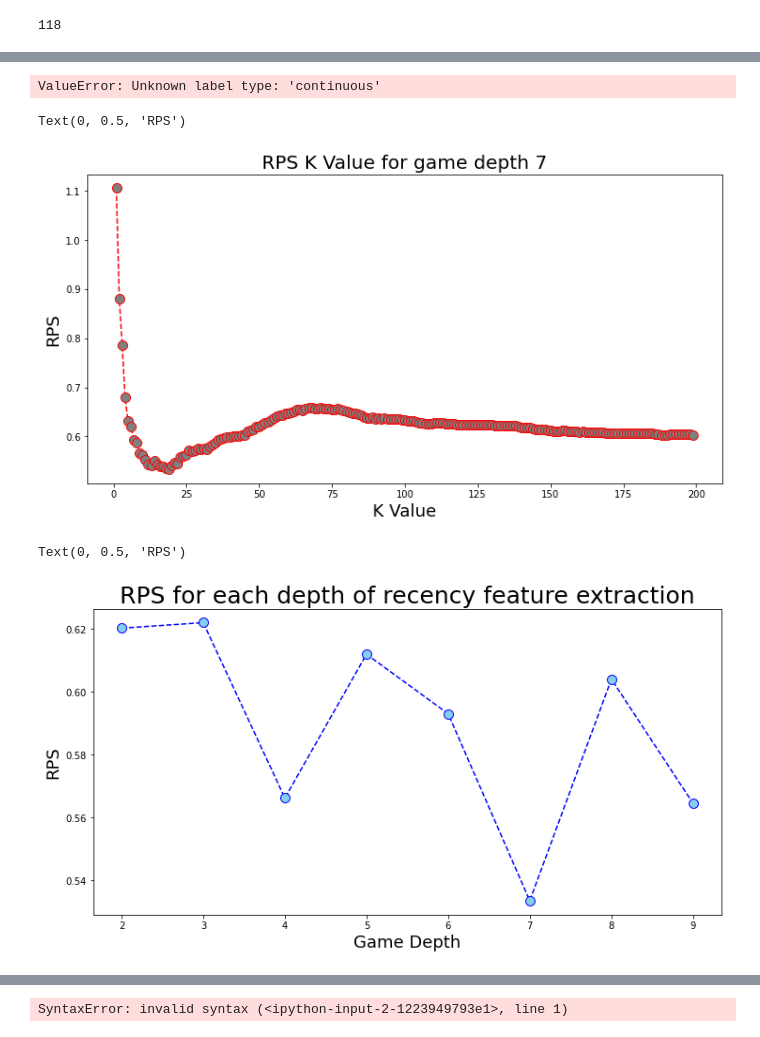
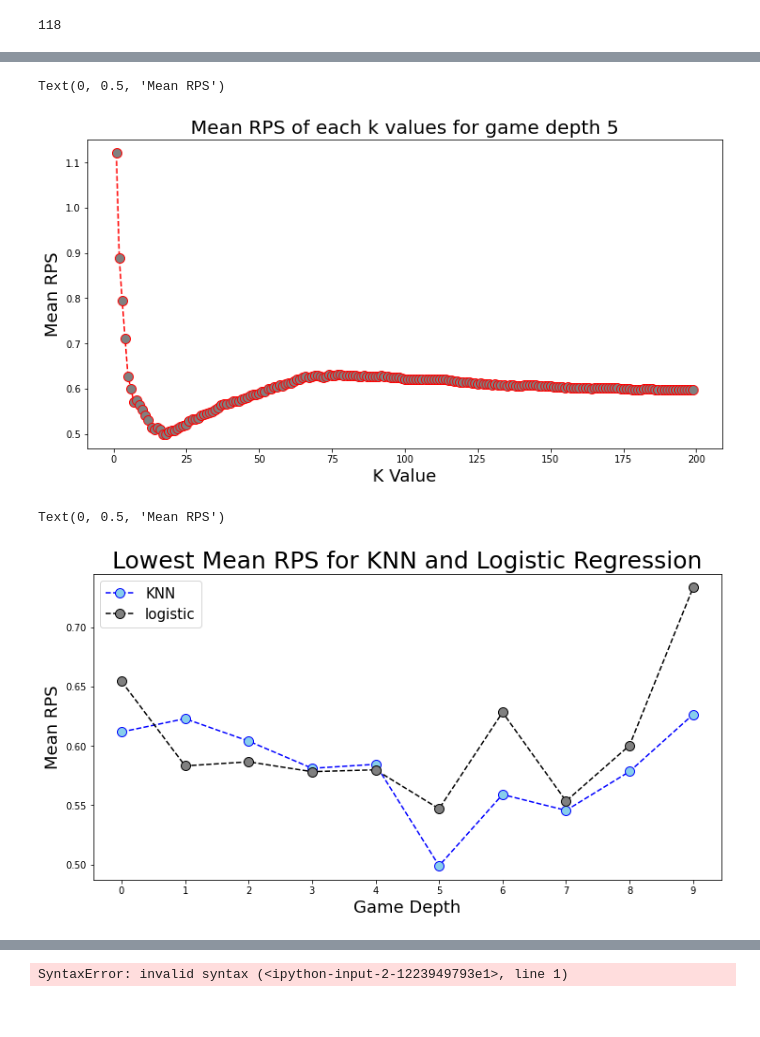
Before and after one commit to EricChagoya/SoccerPredictions, a Jupyter notebook: Untitled.ipynb, the cells around one changed output, grey strips where cells are left out. Saved outputs shown, nothing was run; the diff lists cells and outputs as text; code cells hidden in the pictures.

```diff
--- a/Untitled.ipynb
+++ b/Untitled.ipynb
@@ -195,8 +155,3 @@ x2
 | 1651 | Liverpool | Crystal Palace | 1513 | 172 | 1113 | 106 |
 | 1652 | Crystal Palace | Burnley | 1113 | 106 | 612 | 91 |
 1653 rows × 6 columns
-# %%
-x1 = dt.iloc[:,67:146]#dt.iloc[:,66:92] n = 3, dt.iloc[:,66:100] n = 4, dt.iloc[:,66:108] n = 5, dt.iloc[:,66:116] n=6, dt.iloc[:,66:124] n = 7, dt.iloc[:,66:] n=9
-x1 = x1.drop(['home_strength', 'away_strength',], axis=1)
-x3 = pd.concat([x1,x], axis = 1)
-dt_new = pd.concat([x2,x3], axis = 1)
@@ -219,17 +193,19 @@ dt_new
 # %%
-d={}
-d1={}
+d = {}
+d1 = {}
 e = {}
 knns = []
+log_mean = []
 np.random.seed(31415)
 from sklearn.model_selection import train_test_split
 from sklearn.preprocessing import StandardScaler
 from sklearn.neighbors import KNeighborsClassifier
-for i in range(101,214,16):
-    x1 = dt.iloc[:,67:i]
-    x1 = x1.drop(['home_strength', 'away_strength',], axis=1)
+from sklearn.linear_model import LogisticRegression
+for i in range(67,176,12):
+    x1 = dt_drop.iloc[:,67:i]
     x3 = pd.concat([x1,x], axis = 1)
     dt_new = pd.concat([x2,x3], axis = 1)
+    print(dt_new)
     X = dt_new.iloc[:, 3:-1].values
     y = dt_new.iloc[:, dt_new.shape[1]-1].values
     X_train, X_test, y_train, y_test = train_test_split(X, y, test_size=0.08)
@@ -264,3 +240,10 @@ for i in range(101,214,16):
     for n in range(0,len(error)):
         if error[n]==a:
             d1[n] = i
+    clf = LogisticRegression(random_state=0).fit(X_train, y_train)
+    pred_clf = clf.predict_proba(X_test)
+    rps_log =[]
+    for i in range(len(pred_clf)):
+        temp = rankedProbabilityScore(pred_clf[i], p_y[i])
+        rps_log.append(temp)
+    log_mean.append(np.mean(rps_log))
@@ -362,49 +346,26 @@ X_test = scaler.transform(X_test)
-# %%
-error = []
-p_y = []
-for j in y_test:
-    if j == 'A':
-        p_y.append(np.array([1, 0, 0]))
-    elif j == 'D':
-        p_y.append(np.array([0, 1, 0]))
-    else:
-        p_y.append(np.array([0, 0, 1]))
-# Calculating error for K values between 1 and 40
-for i in range(1, 200):
-    knn = KNeighborsClassifier(n_neighbors=i)
-    knn.fit(X_train, y_train)
-    pred_i = knn.predict(X_test)
-    p_test = knn.predict_proba(X_test)
-    rps=[]
-    for k in range(len(p_test)):
-        temp = rankedProbabilityScore(p_test[k], p_y[k])
-        rps.append(temp)
-    error.append(np.mean(rps))
-a = min(error)
-for i in range(0,len(error)):
-    if error[i]==a:
-        print(i)
-# %% [output]
-ValueError: Unknown label type: 'continuous'
 # %%
 plt.figure(figsize=(12, 6))
-plt.plot(range(1, 200), e[181], color='red', linestyle='dashed', marker='o',
+plt.plot(range(1, 200), e[127], color='red', linestyle='dashed', marker='o',
          markerfacecolor='grey', markersize=10)
-plt.title('RPS K Value for game depth 7', size=20)
+plt.title('Mean RPS of each k values for game depth 5', size=20)
 plt.xlabel('K Value',size=18)
-plt.ylabel('RPS',size=18)
+plt.ylabel('Mean RPS',size=18)
 
-# k = 18
+# k = 17
 # %% [output]
-Text(0, 0.5, 'RPS')
+Text(0, 0.5, 'Mean RPS')
-[figure, old version]
+[figure, new version]
 # %%
 plt.figure(figsize=(12, 6))
-plt.plot(range(2, 10), val, color='blue', linestyle='dashed', marker='o',
-         markerfacecolor= 'skyblue', markersize=10)
-plt.title('RPS for each depth of recency feature extraction', size = 25)
+plt.plot(range(10), val, color='blue', linestyle='dashed', marker='o',
+         markerfacecolor= 'skyblue', markersize=10, label = "KNN")
+plt.plot(range(10), log_mean, color='black', linestyle='dashed', marker='o',
+         markerfacecolor= 'grey', markersize=10, label = "logistic")
+plt.legend(prop={'size': 15})
+plt.title('Lowest Mean RPS for KNN and Logistic Regression', size = 25)
+plt.xticks(range(10))
 plt.xlabel('Game Depth', size = 18)
-plt.ylabel('RPS', size = 18)
+plt.ylabel('Mean RPS', size = 18)
 # %% [output]
-Text(0, 0.5, 'RPS')
+Text(0, 0.5, 'Mean RPS')
-[figure, old version]
+[figure, new version]
```
Also changed, not shown: parts of 33 cells of this notebook.
